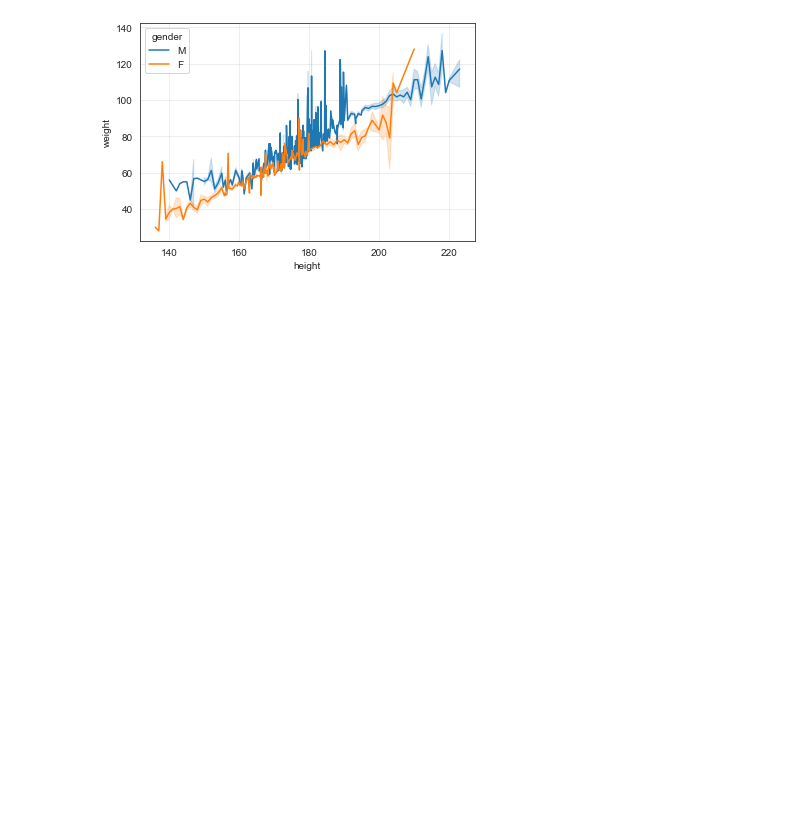
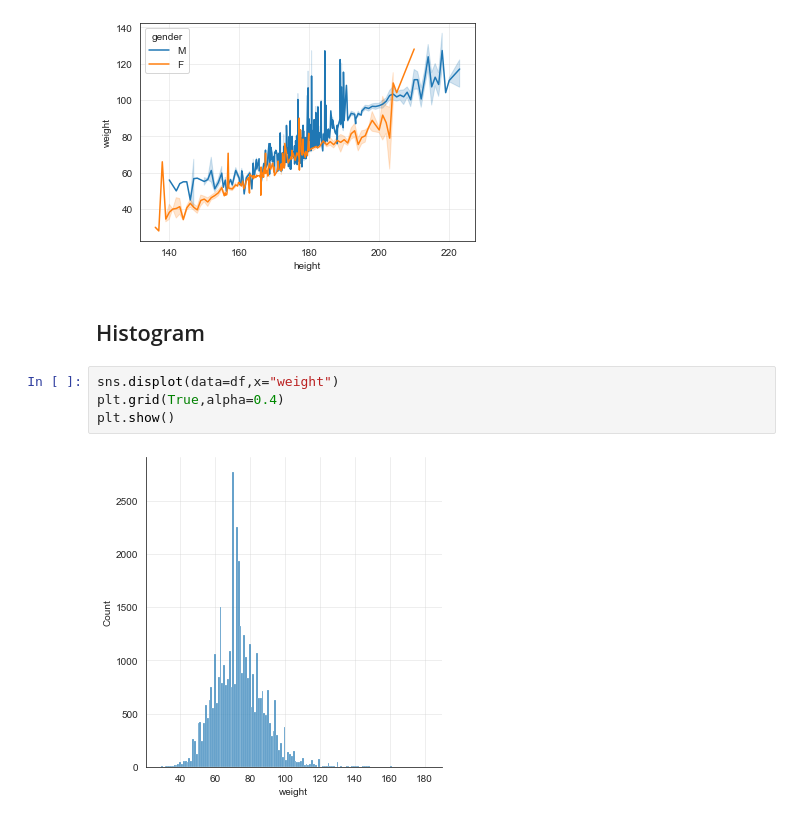
Before and after one commit to anildursunipek/Data-science-and-ML-notebook, a Jupyter notebook: Bootcamp/data_visualization.ipynb, the cells around one changed output. Drawn from its saved outputs; the diff is of its cells as text; blank space fills up the shorter version.

Commit message:
Data Visualization - Seaborn part 2

```diff
--- a/Bootcamp/data_visualization.ipynb
+++ b/Bootcamp/data_visualization.ipynb
@@ -246,3 +246,11 @@ plt.grid(True,alpha=0.4)
 plt.show()
 # %% [output]
 [figure]
+# %% [markdown]
+## Histogram
+# %%
+sns.displot(data=df,x="weight")
+plt.grid(True,alpha=0.4)
+plt.show()
+# %% [output]
+[figure, added]
```
Also changed, not shown: parts of 29 cells of this notebook.
